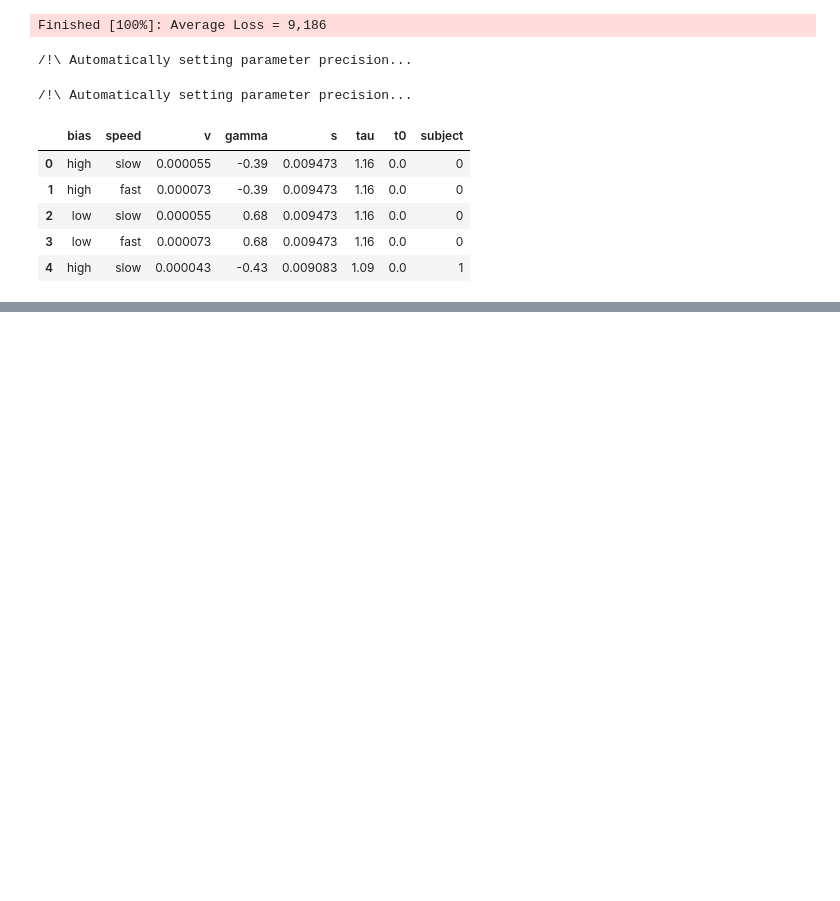
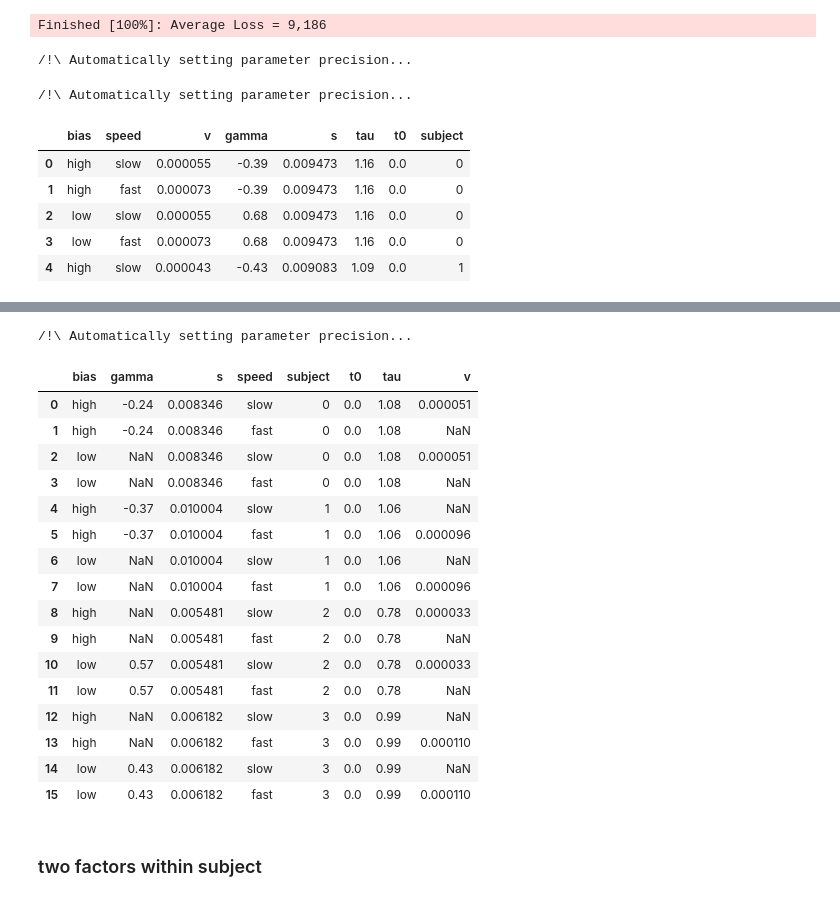
Before and after one commit to glamlab/glambox, a Jupyter notebook: test_get_estimates.ipynb, the cells around one changed output, grey strips where cells are left out. Cells and saved outputs as stored; diff of their text form; code cells hidden in the pictures; blank space fills up the shorter version.

Commit message:
added `get_estimate` support for individual model fits. added according tests to notebook

```diff
--- a/test_get_estimates.ipynb
+++ b/test_get_estimates.ipynb
@@ -258,0 +420,38 @@ estimates.head()
+# %%
+np.random.seed(101110)
+
+m7 = glam.GLAM()
+
+N = 1
+
+n_trials = 50
+n_items = 5
+
+gamma = dict(high=dict(mu=-0.3, sd=0.1),
+             low=dict(mu=0.5, sd=0.1))
+v = dict(slow=dict(mu=0.00005, sd=0.00001),
+         fast=dict(mu=0.00010, sd=0.00001))
+
+for bias in ['high', 'low']:
+    for speed in ['slow', 'fast']:
+
+        parameters = dict(v=np.clip(np.random.normal(loc=v[speed]['mu'], scale=v[speed]['sd'], size=N), 0.00003, 0.00015),
+                          s=np.clip(np.random.normal(loc=0.008, scale=0.001, size=N), 0.005, 0.011),
+                          gamma=np.clip(np.random.normal(loc=gamma[bias]['mu'], scale=gamma[bias]['sd'], size=N), -1, 1),
+                          tau=np.clip(np.random.normal(loc=0.9, scale=0.1, size=N), 0.2, 2),
+                          t0=np.zeros(N))
+
+        m7.simulate_group(kind='individual',
+                          parameters=parameters,
+                          n_individuals=N,
+                          n_trials=n_trials,
+                          n_items=n_items,
+                          label=bias + '_' + speed)
+
+m7.data['bias'], m7.data['speed'] = m7.data['condition'].str.split('_', 1).str
+
+m7.make_model(kind='individual',
+              depends_on=dict(gamma='bias',
+                              v='speed'),
+              t0_val=0)
+m7.fit(method='NUTS', n_samples=1000, chains=2, njobs=1)
@@ -258,0 +488,24 @@ estimates.head()
+# %%
+estimates = glam.utils.get_estimates(m7)
+estimates
+# %% [output]
+/!\ Automatically setting parameter precision...
+|  | bias | gamma | s | speed | subject | t0 | tau | v |
+| 0 | high | -0.24 | 0.008346 | slow | 0 | 0.0 | 1.08 | 0.000051 |
+| 1 | high | -0.24 | 0.008346 | fast | 0 | 0.0 | 1.08 | NaN |
+| 2 | low | NaN | 0.008346 | slow | 0 | 0.0 | 1.08 | 0.000051 |
+| 3 | low | NaN | 0.008346 | fast | 0 | 0.0 | 1.08 | NaN |
+| 4 | high | -0.37 | 0.010004 | slow | 1 | 0.0 | 1.06 | NaN |
+| 5 | high | -0.37 | 0.010004 | fast | 1 | 0.0 | 1.06 | 0.000096 |
+| 6 | low | NaN | 0.010004 | slow | 1 | 0.0 | 1.06 | NaN |
+| 7 | low | NaN | 0.010004 | fast | 1 | 0.0 | 1.06 | 0.000096 |
+| 8 | high | NaN | 0.005481 | slow | 2 | 0.0 | 0.78 | 0.000033 |
+| 9 | high | NaN | 0.005481 | fast | 2 | 0.0 | 0.78 | NaN |
+| 10 | low | 0.57 | 0.005481 | slow | 2 | 0.0 | 0.78 | 0.000033 |
+| 11 | low | 0.57 | 0.005481 | fast | 2 | 0.0 | 0.78 | NaN |
+| 12 | high | NaN | 0.006182 | slow | 3 | 0.0 | 0.99 | NaN |
+| 13 | high | NaN | 0.006182 | fast | 3 | 0.0 | 0.99 | 0.000110 |
+| 14 | low | 0.43 | 0.006182 | slow | 3 | 0.0 | 0.99 | NaN |
+| 15 | low | 0.43 | 0.006182 | fast | 3 | 0.0 | 0.99 | 0.000110 |
+# %% [markdown]
+### two factors within subject
```
Also changed, not shown: parts of 11 cells of this notebook, 1 other file.
